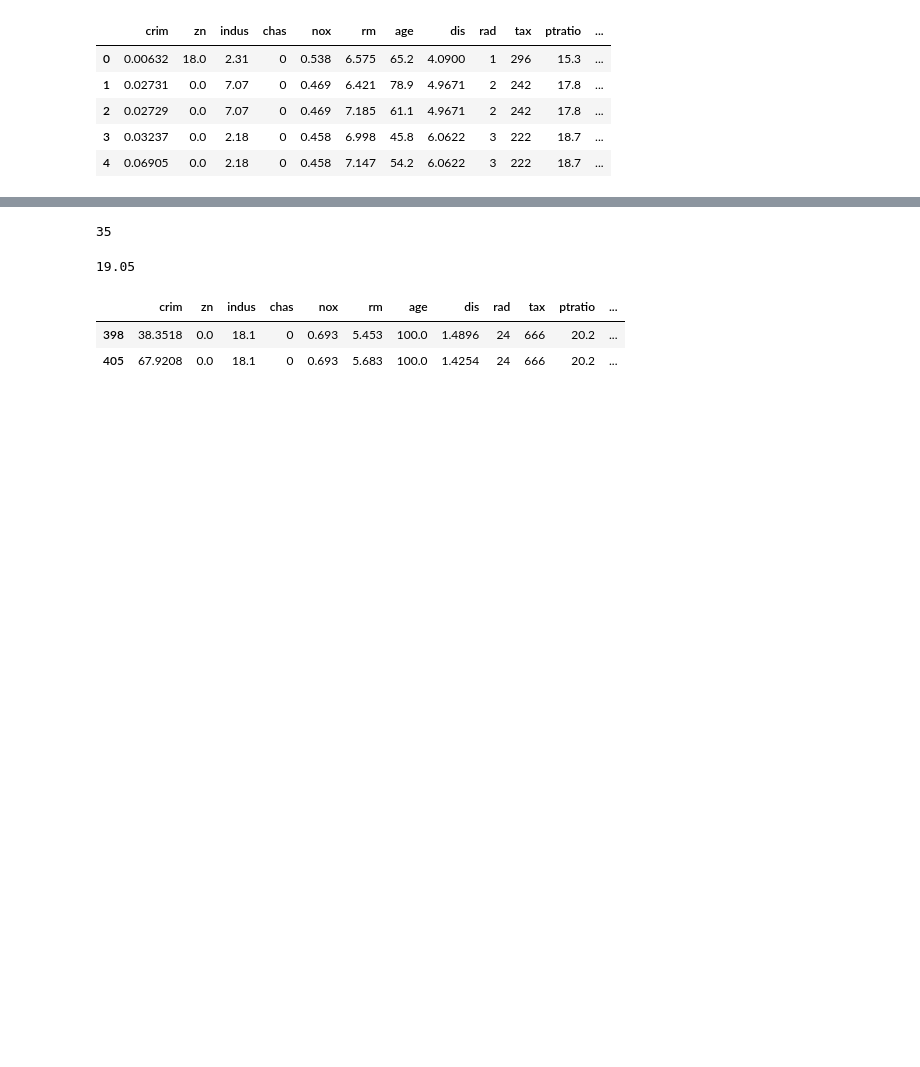
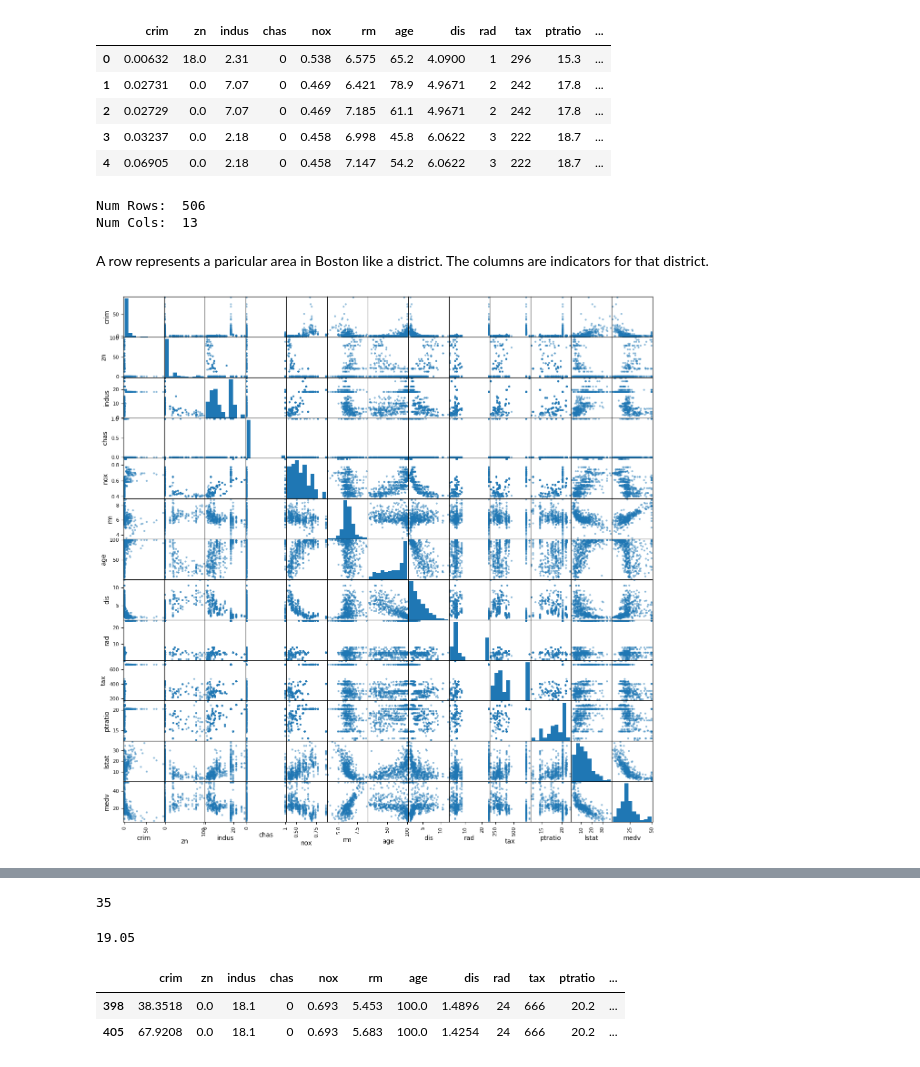
Before and after one commit to tuckrhod1534/ISL, a Jupyter notebook: CH2/Exercises/P10.ipynb, the cells around one changed output, grey strips where cells are left out. Saved outputs shown, nothing was run; the diff lists cells and outputs as text; code cells hidden in the pictures; blank space fills up the shorter version.

```diff
--- a/CH2/Exercises/P10.ipynb
+++ b/CH2/Exercises/P10.ipynb
@@ -11,3 +11,21 @@ boston.head()
 | 2 | 0.02729 | 0.0 | 7.07 | 0 | 0.469 | 7.185 | 61.1 | 4.9671 | 2 | 242 | 17.8 | ... |
 | 3 | 0.03237 | 0.0 | 2.18 | 0 | 0.458 | 6.998 | 45.8 | 6.0622 | 3 | 222 | 18.7 | ... |
 | 4 | 0.06905 | 0.0 | 2.18 | 0 | 0.458 | 7.147 | 54.2 | 6.0622 | 3 | 222 | 18.7 | ... |
+# %%
+print("Num Rows: ", len(boston))
+print("Num Cols: ", len(boston.columns))
+# %% [output]
+Num Rows:  506
+Num Cols:  13
+# %% [markdown]
+A row represents a paricular area in Boston like a district. The columns are indicators for that district.
+# %%
+import pandas as pd
+import matplotlib.pyplot as plt
+
+fig, ax = plt.subplots(figsize=(15,15));
+
+pd.plotting.scatter_matrix(boston, ax=ax);
+plt.show()
+# %% [output]
+[figure, added]
```
Also changed, not shown: parts of 5 cells of this notebook.
